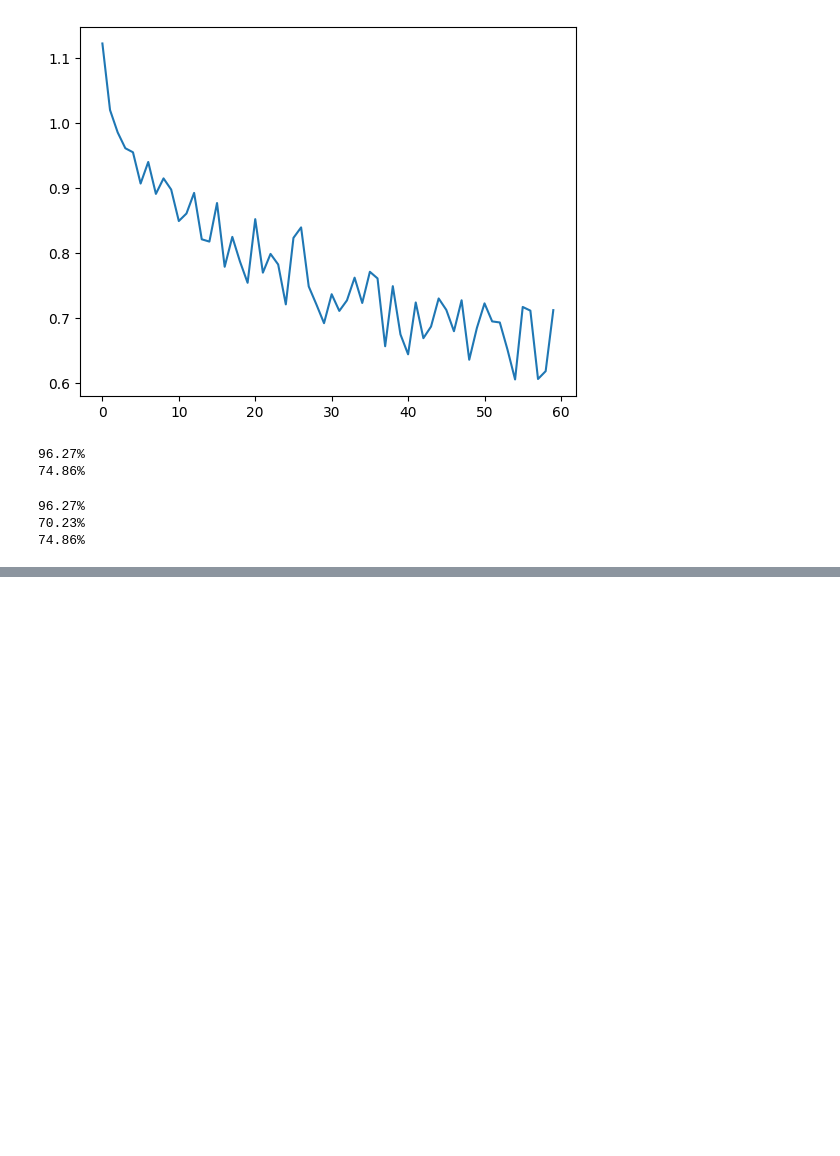
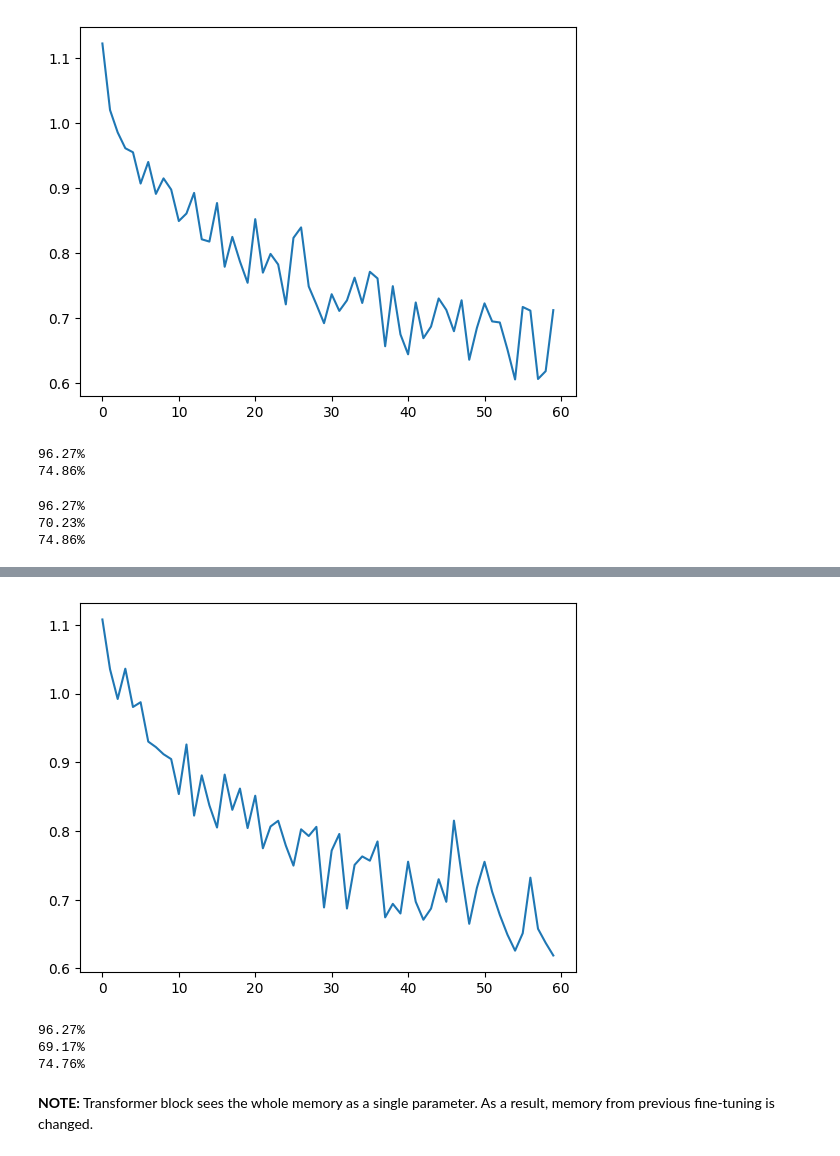
Before and after one commit to necrashter/transformers-learnable-memory, a Jupyter notebook: 502 Project MNIST.ipynb, the cells around one changed output, grey strips where cells are left out. Drawn from its saved outputs; the diff is of its cells as text; code cells hidden in the pictures; blank space fills up the shorter version.

Commit message:
Complete model extension. Extend memory of transformer blocks to add new heads

```diff
--- a/502 Project MNIST.ipynb
+++ b/502 Project MNIST.ipynb
@@ -298,0 +325,11 @@ eval_model(concatenated, dataloader7to9, head_index=2)
+# %%
+# BASE MODEL
+torch.manual_seed(SEED)
+model_extension = TheModel(
+    mlp_head_sizes=[512, 4],
+)
+model_extension.to(device)
+optimizer = torch.optim.Adam(model_extension.parameters(), lr=0.001)
+
+train(model_extension, dataloader0to3, optimizer, num_epochs=10)
+eval_model(model_extension, dataloader0to3, head_index=0)
@@ -298,0 +349,13 @@ eval_model(concatenated, dataloader7to9, head_index=2)
+# %%
+# FINE TUNE ON DIGITS 4 TO 6 WITH MEMORY
+torch.manual_seed(SEED)
+parameters = model_extension.add_head(
+    mlp_head_sizes=[512, 3],
+    memory_tokens=2,
+    extension=True,
+)
+optimizer = torch.optim.Adam(parameters, lr=0.001)
+
+train(model_extension, dataloader4to6, optimizer, head_index=1)
+eval_model(model_extension, dataloader0to3, head_index=0)
+eval_model(model_extension, dataloader4to6, head_index=1)
@@ -298,0 +371,15 @@ eval_model(concatenated, dataloader7to9, head_index=2)
+# %%
+# FINE TUNE ON DIGITS 7 to 9 WITH MEMORY
+torch.manual_seed(SEED)
+parameters = model_extension.add_head(
+    mlp_head_sizes=[512, 3],
+    memory_tokens=2,
+    extension=True,
+)
+optimizer = torch.optim.Adam(parameters, lr=0.001)
+
+train(model_extension, dataloader7to9, optimizer, head_index=2)
+eval_model(model_extension, dataloader0to3, head_index=0)
+eval_model(model_extension, dataloader4to6, head_index=1)
+eval_model(model_extension, dataloader7to9, head_index=2)
+# %% [output]
@@ -298,0 +391,6 @@ eval_model(concatenated, dataloader7to9, head_index=2)
+[figure, added]
+96.27%
+69.17%
+74.76%
+# %% [markdown]
+**NOTE:** Transformer block sees the whole memory as a single parameter. As a result, memory from previous fine-tuning is changed.
```
Also changed, not shown: parts of 10 cells of this notebook, 1 other file.
